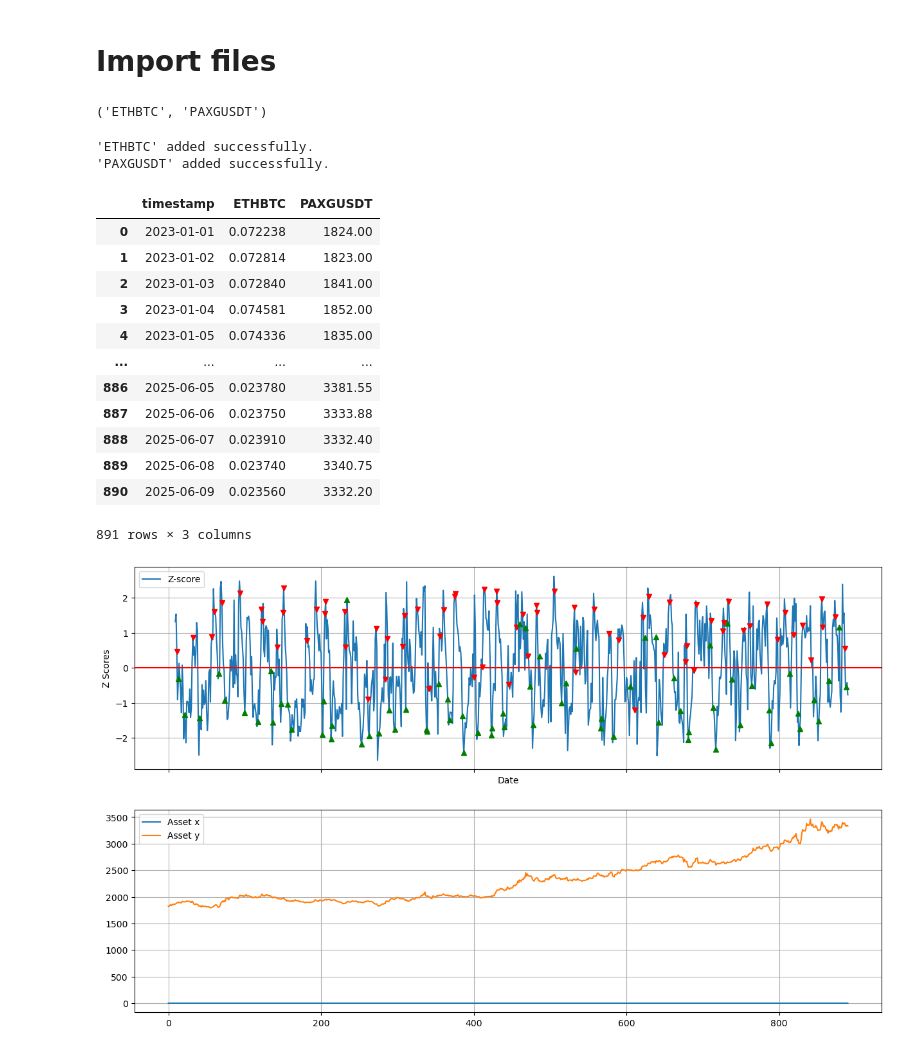
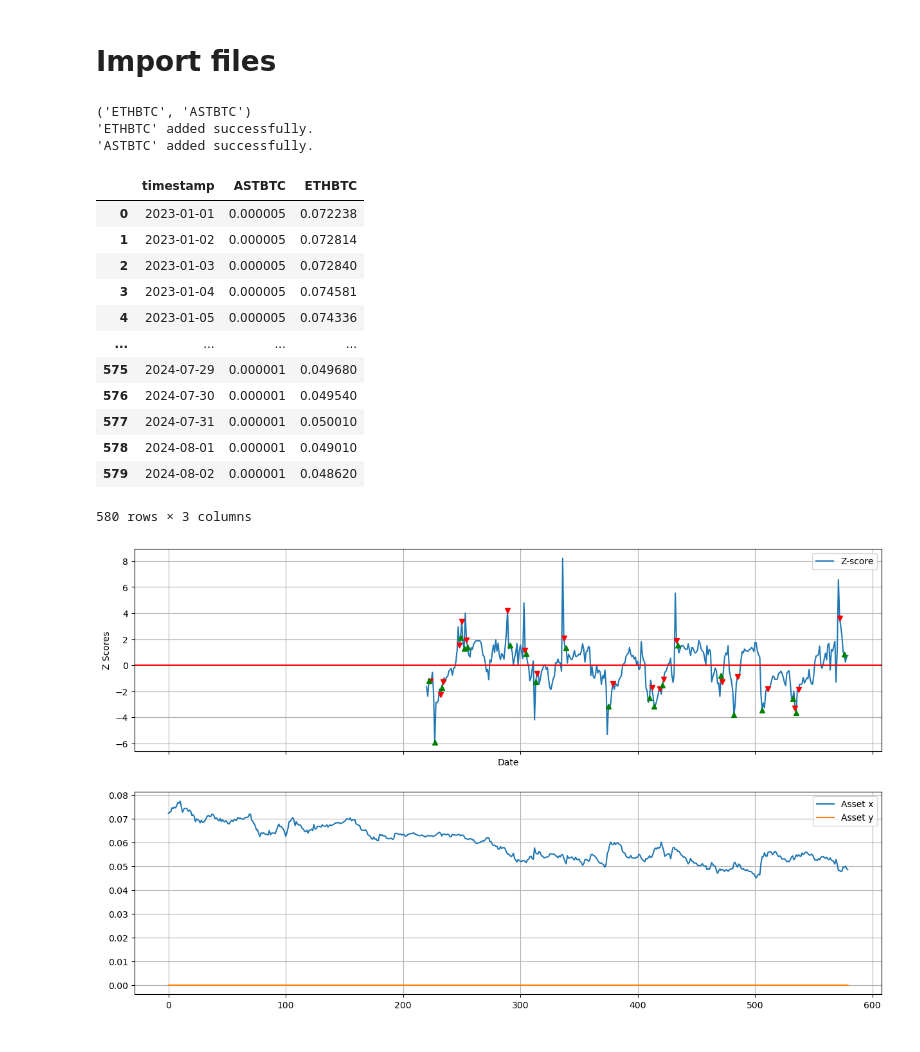
Before and after one commit to saltedpotato/qf635-microstructure-project, a Jupyter notebook: test_strats.ipynb, the cells around one changed output. Drawn from its saved outputs; the diff is of its cells as text; code cells hidden in the pictures.

Commit message:
updated pair trade strat

```diff
--- a/test_strats.ipynb
+++ b/test_strats.ipynb
@@ -86,9 +20,7 @@ class pair_trading:
-# %%
-test_pair = coint_pairs[10]
-print(test_pair)
-# %% [output]
-('ETHBTC', 'PAXGUSDT')
 # %%
+test_pair = coint_pairs[0]
+print(test_pair)
+
 symbol_manager = BinanceSymbolManager()
 # Add symbols
 print(symbol_manager.add_symbol(test_pair[0]))  # Success
@@ -104,26 +36,27 @@ pair_portfolio = price_fetcher.get_grp_historical_ohlcv(
 
 pair_portfolio
 # %% [output]
+('ETHBTC', 'ASTBTC')
 'ETHBTC' added successfully.
-'PAXGUSDT' added successfully.
+'ASTBTC' added successfully.
-|  | timestamp | ETHBTC | PAXGUSDT |
-| 0 | 2023-01-01 | 0.072238 | 1824.00 |
-| 1 | 2023-01-02 | 0.072814 | 1823.00 |
-| 2 | 2023-01-03 | 0.072840 | 1841.00 |
-| 3 | 2023-01-04 | 0.074581 | 1852.00 |
-| 4 | 2023-01-05 | 0.074336 | 1835.00 |
+|  | timestamp | ASTBTC | ETHBTC |
+| 0 | 2023-01-01 | 0.000005 | 0.072238 |
+| 1 | 2023-01-02 | 0.000005 | 0.072814 |
+| 2 | 2023-01-03 | 0.000005 | 0.072840 |
+| 3 | 2023-01-04 | 0.000005 | 0.074581 |
+| 4 | 2023-01-05 | 0.000005 | 0.074336 |
 | ... | ... | ... | ... |
-| 886 | 2025-06-05 | 0.023780 | 3381.55 |
-| 887 | 2025-06-06 | 0.023750 | 3333.88 |
-| 888 | 2025-06-07 | 0.023910 | 3332.40 |
-| 889 | 2025-06-08 | 0.023740 | 3340.75 |
-| 890 | 2025-06-09 | 0.023560 | 3332.20 |
+| 575 | 2024-07-29 | 0.000001 | 0.049680 |
+| 576 | 2024-07-30 | 0.000001 | 0.049540 |
+| 577 | 2024-07-31 | 0.000001 | 0.050010 |
+| 578 | 2024-08-01 | 0.000001 | 0.049010 |
+| 579 | 2024-08-02 | 0.000001 | 0.048620 |
-891 rows × 3 columns
+580 rows × 3 columns
 # %%
-model = pair_trading(pair_portfolio[test_pair[0]], pair_portfolio[test_pair[1]], ZSCORE_ENTRY=1.5)
+model = pair_trading(pair_portfolio[test_pair[0]], pair_portfolio[test_pair[1]], lookback=200, ZSCORE_ENTRY=2)
 spread = model.compute_spread()
-z_scores = model.compute_z_score(10)
+z_scores = model.compute_z_score(20)
 df = model.generate_signals()
 model.plot_signals(df)
 # %% [output]
-[figure, old version]
+[figure, new version]
```
Also changed, not shown: parts of 4 cells of this notebook, 1 other file.
